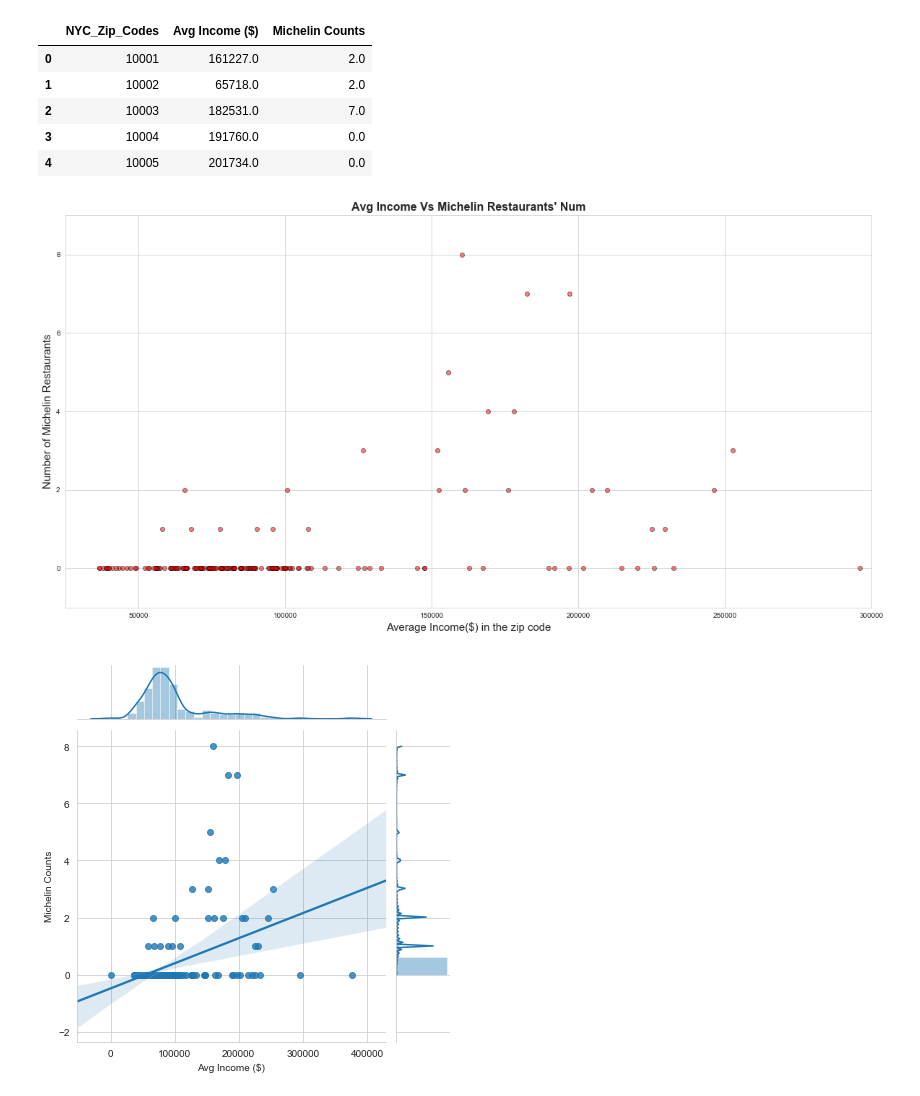
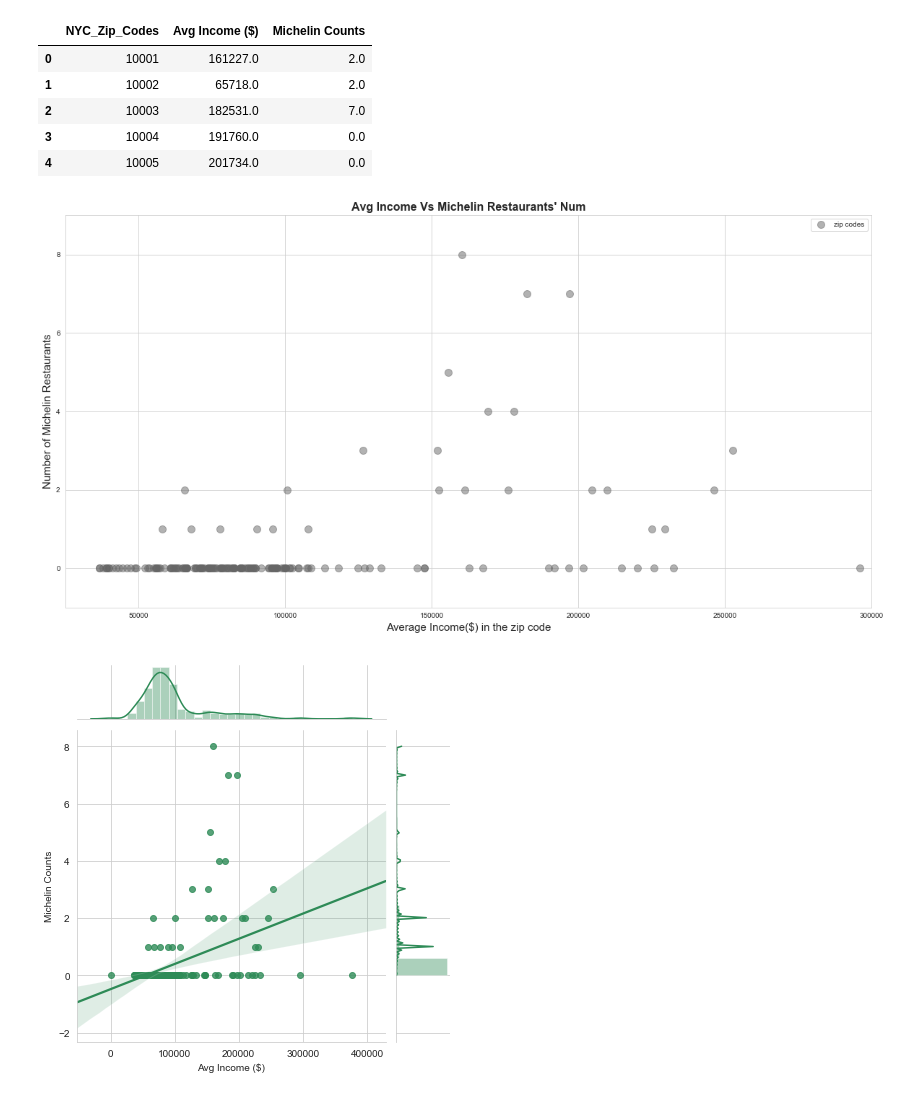
Before and after one commit to Karlasalome/group8-project1, a Jupyter notebook: Joe_Code/Income_vs_Fine_dining.ipynb, the cells around one changed output. Drawn from its saved outputs; the diff is of its cells as text; code cells hidden in the pictures.

Commit message:
new graphs

```diff
--- a/Joe_Code/Income_vs_Fine_dining.ipynb
+++ b/Joe_Code/Income_vs_Fine_dining.ipynb
@@ -85,9 +85,10 @@ merge_table.head()
 # %%
 income = merge_table['Avg Income ($)']
 rest_count = merge_table['Michelin Counts']
-plt.rcParams['figure.figsize'] = (20,10)
-plt.scatter(income, rest_count, marker="o", facecolors="red", edgecolors="black",alpha = "0.5")
-
+plt.figure(figsize=(20,10))
+plt.plot(income, rest_count, 'o', color= '#666666', alpha=.5, label='zip codes', markersize=10)
+#plt.plot(income, intercept + slope*(rest_count), color='#00CC99', label='fitted line')
+plt.legend()
 
 plt.ylim(-1, 9)
 plt.xlim(25000, 300000)
@@ -101,12 +102,12 @@ plt.ylabel("Number of Michelin Restaurants", fontsize = 15)
 plt.savefig("../JoeImages/Income_V_Finerestaurants.png")
 plt.show()
 # %% [output]
-[figure, old version]
+[figure, new version]
 # %%
-sns.jointplot(income, rest_count,kind = "reg")
+sns.jointplot(income, rest_count,kind = "reg", color="seagreen")
 plt.savefig("../JoeImages/Income_V_Finerestaurants_regression.png")
 plt.show()
 # %% [output]
-[figure, old version]
+[figure, new version]
 # %%
 merge_table.boxplot("Avg Income ($)", by="Michelin Counts", figsize=(20, 10))
```
Also changed, not shown: parts of 1 cell of this notebook, 3 other files.
